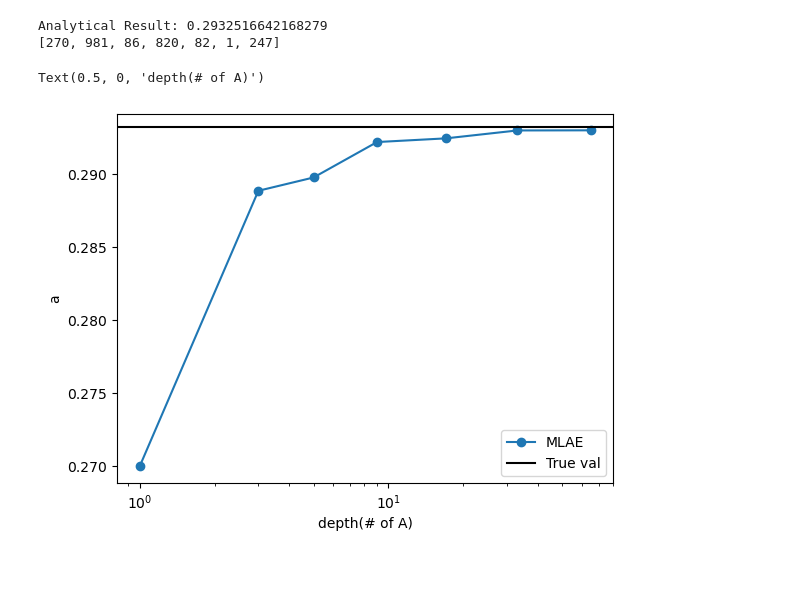
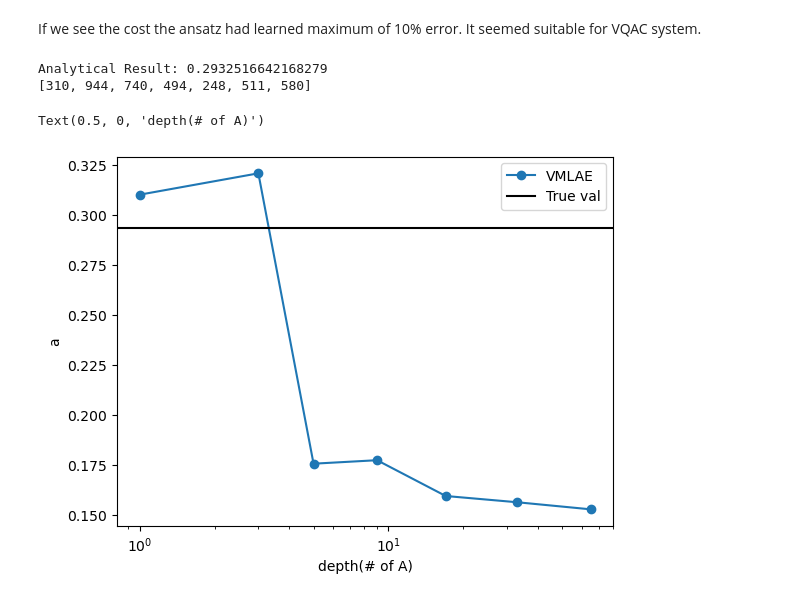
Before and after one commit to justids/Sky-Barley, a Jupyter notebook: VQAE.ipynb, the cells around one changed output. Drawn from its saved outputs; the diff is of its cells as text; code cells hidden in the pictures; blank space fills up the shorter version.

```diff
--- a/VQAE.ipynb
+++ b/VQAE.ipynb
@@ -152,21 +173,15 @@ Vdev = qml.device("lightning.gpu", wires=n_qubits, shots=30)
 def vqae(layer, OC,batch, it):
     b_max = np.pi/5
     def A():
-        # superposition
         for i in range(n_qubits-1):
             qml.Hadamard(wires = i)
-        # encode f(x)
+
         qml.RY(b_max/N, wires = target )
         for i in range(n_qubits-1):
             qml.CRY(2**(i+1) * b_max / N , wires = [i, target])
     @qml.qnode(Vdev)
     def VC(weights):
-        # rand_list=np.random.randint(2, size=n_qubits)
-        # for i, x in enumerate(rand_list):
-        #     if x==1:
-        #         qml.PauliX(wires=i)
-        # for i in range(n_qubits):
-        #     qml.Hadamard(i)
+
         A()
         iansatz(weights[:n_qubits])
         for i in range(layer):
@@ -174,11 +189,7 @@ def vqae(layer, OC,batch, it):
 
         qml.adjoint(OC)(n_qubits)
         qml.adjoint(A)()
-        # for i, x in enumerate(rand_list):
-        #     if x==1:
-        #         qml.PauliX(wires=i)
-        # for i in range(n_qubits):
-        #     qml.Hadamard(i)
+
         return [qml.expval(qml.PauliZ(j)) for j in range(n_qubits)]
     def loss( weights):
         out=np.zeros(n_qubits)
@@ -196,7 +207,7 @@ def vqae(layer, OC,batch, it):
         weights, cost = opt.step_and_cost(loss, weights)
         print("Step {:3d}       Cost_L = {:9.7f}".format(it, cost))
         cost_history.append(cost)
-        if cost<-15:
+        if cost<-5:
             break
     return weights,cost
 # %%
@@ -351,7 +295,10 @@ print(ret, sum(ret))
+# %% [markdown]
+If we see the cost the ansatz had learned maximum of 10% error.
+It seemed suitable for VQAC system.
 # %%
 shots = 1000
 # dev = qml.device('default.qubit', wires = n_qubits, shots = shots)
-n_qubits = 10
+n_qubits = 6
 y = np.pi/3
 N = 2**(n_qubits-1)
 target = n_qubits -1
@@ -413,18 +360,18 @@ for i in ret:
 print(hits)
 # %% [output]
 Analytical Result: 0.2932516642168279
-[270, 981, 86, 820, 82, 1, 247]
+[310, 944, 740, 494, 248, 511, 580]
 # %%
 theta_Candidates = cal_theta(n_grovers, hits, shots=shots)
-plt.plot(2*np.array(n_grovers)+1, np.sin(theta_Candidates)**2, '-o', label = 'MLAE')
+plt.plot(2*np.array(n_grovers)+1, np.sin(theta_Candidates)**2, '-o', label = 'VMLAE')
 plt.axhline(analytic_result, c='k', label = 'True val')
 plt.legend()
 plt.xscale('log')
 plt.ylabel('a')
 plt.xlabel('depth(# of A)')
 # %% [output]
 Text(0.5, 0, 'depth(# of A)')
-[figure, old version]
+[figure, new version]
 # %%
 plt.plot(2*np.array(n_grovers)+1, np.abs(np.sin(theta_Candidates)**2-analytic_result)/analytic_result, '-o')
 
```
Also changed, not shown: parts of 24 cells of this notebook.
